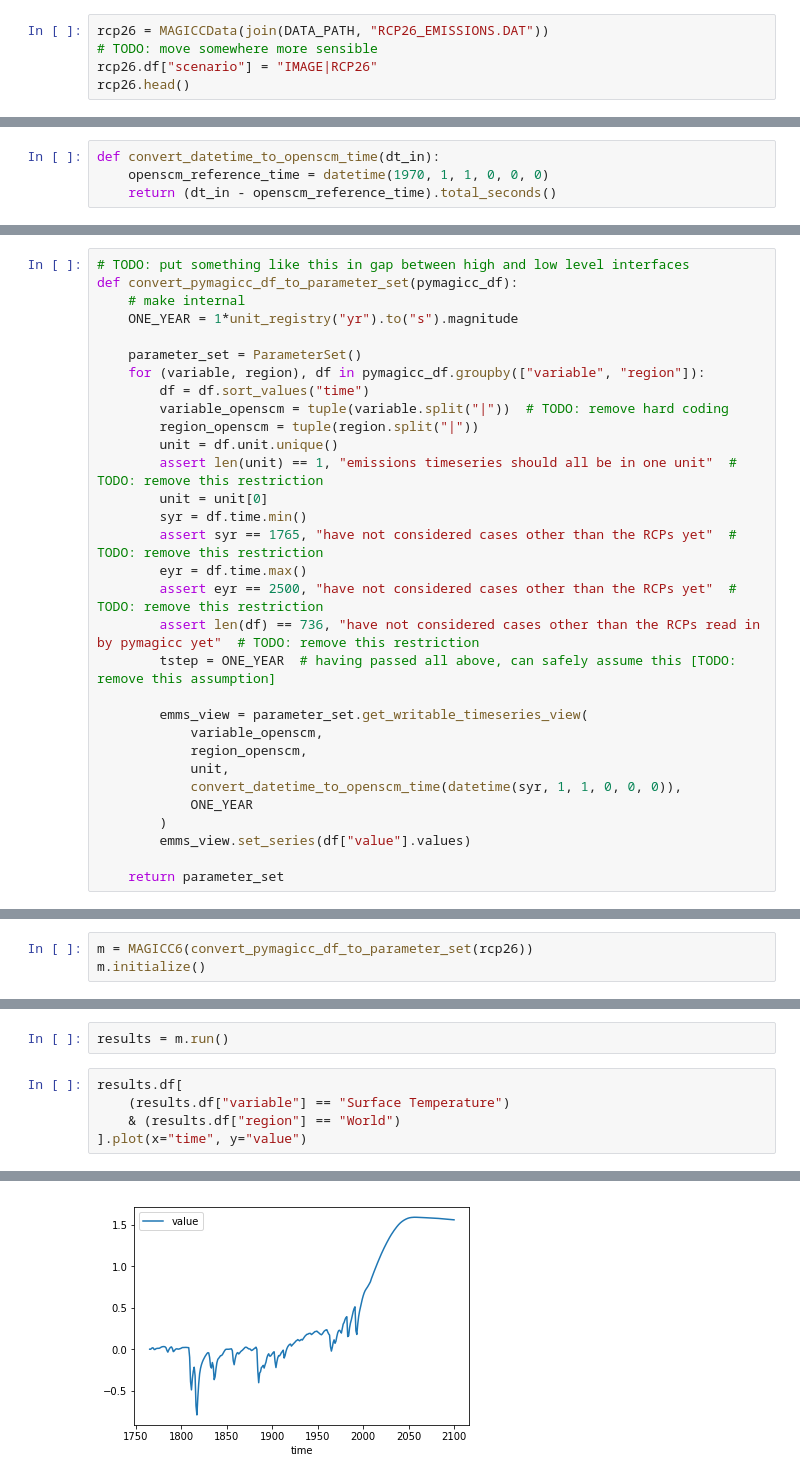
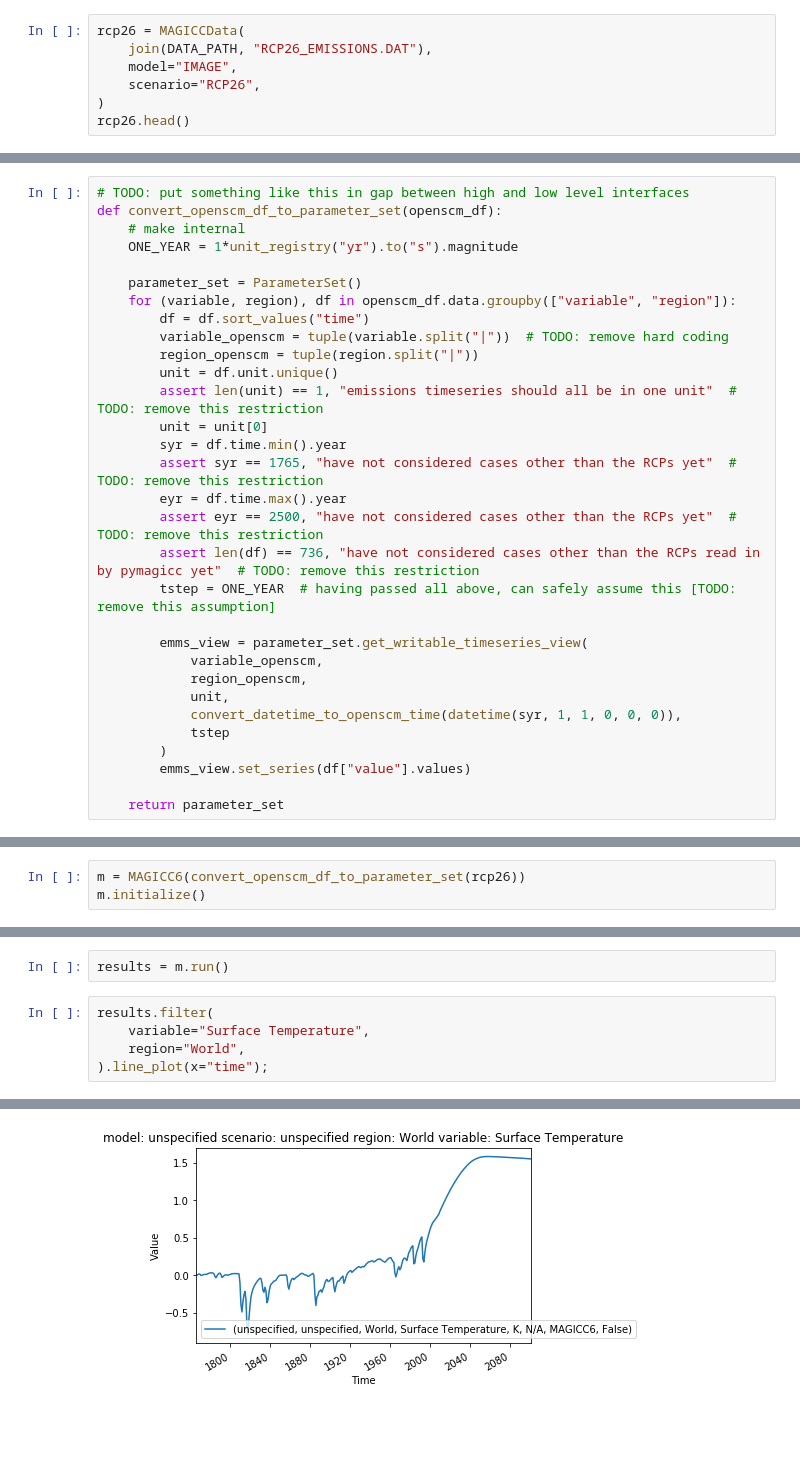
Before and after one commit to znicholls/openscm, a Jupyter notebook: notebooks/running-magicc.ipynb, the cells around one changed output, grey strips where cells are left out. Saved outputs shown, nothing was run; the diff lists cells and outputs as text; blank space fills up the shorter version.

```diff
--- a/notebooks/running-magicc.ipynb
+++ b/notebooks/running-magicc.ipynb
@@ -20,8 +22,10 @@ DATA_PATH = join("..", "data", "rcps")
 # make internal
 ONE_YEAR = 1*unit_registry("yr").to("s").magnitude
 # %%
-rcp26 = MAGICCData(join(DATA_PATH, "RCP26_EMISSIONS.DAT"))
-# TODO: move somewhere more sensible
-rcp26.df["scenario"] = "IMAGE|RCP26"
+rcp26 = MAGICCData(
+    join(DATA_PATH, "RCP26_EMISSIONS.DAT"),
+    model="IMAGE",
+    scenario="RCP26",
+)
 rcp26.head()
 # %% [output]
@@ -29,4 +37,0 @@ FileNotFoundError: Cannot find ../data/rcps/RCP26_EMISSIONS.DAT
-# %%
-def convert_datetime_to_openscm_time(dt_in):
-    openscm_reference_time = datetime(1970, 1, 1, 0, 0, 0)
-    return (dt_in - openscm_reference_time).total_seconds()
@@ -39,21 +64,21 @@ magicc = Core(
 )
 # %%
 # TODO: put something like this in gap between high and low level interfaces
-def convert_pymagicc_df_to_parameter_set(pymagicc_df):
+def convert_openscm_df_to_parameter_set(openscm_df):
     # make internal
     ONE_YEAR = 1*unit_registry("yr").to("s").magnitude
 
     parameter_set = ParameterSet()
-    for (variable, region), df in pymagicc_df.groupby(["variable", "region"]):
+    for (variable, region), df in openscm_df.data.groupby(["variable", "region"]):
         df = df.sort_values("time")
         variable_openscm = tuple(variable.split("|"))  # TODO: remove hard coding
         region_openscm = tuple(region.split("|"))
         unit = df.unit.unique()
         assert len(unit) == 1, "emissions timeseries should all be in one unit"  # TODO: remove this restriction
         unit = unit[0]
-        syr = df.time.min()
+        syr = df.time.min().year
         assert syr == 1765, "have not considered cases other than the RCPs yet"  # TODO: remove this restriction
-        eyr = df.time.max()
+        eyr = df.time.max().year
         assert eyr == 2500, "have not considered cases other than the RCPs yet"  # TODO: remove this restriction
         assert len(df) == 736, "have not considered cases other than the RCPs read in by pymagicc yet"  # TODO: remove this restriction
         tstep = ONE_YEAR  # having passed all above, can safely assume this [TODO: remove this assumption]
@@ -63,7 +88,7 @@ def convert_pymagicc_df_to_parameter_set(pymagicc_df):
             region_openscm,
             unit,
             convert_datetime_to_openscm_time(datetime(syr, 1, 1, 0, 0, 0)),
-            ONE_YEAR
+            tstep
         )
         emms_view.set_series(df["value"].values)
 
@@ -139,3 +96,3 @@ class MAGICC6(Adapter):
 # %%
-m = MAGICC6(convert_pymagicc_df_to_parameter_set(rcp26))
+m = MAGICC6(convert_openscm_df_to_parameter_set(rcp26))
 m.initialize()
@@ -142,8 +101,8 @@ m.initialize()
 # %%
 results = m.run()
 # %%
-results.df[
-    (results.df["variable"] == "Surface Temperature")
-    & (results.df["region"] == "World")
-].plot(x="time", y="value")
+results.filter(
+    variable="Surface Temperature",
+    region="World",
+).line_plot(x="time");
 # %% [output]
@@ -151,4 +109,4 @@ results.df[
-[figure, old version]
+[figure, new version]
 # %%
 # TODO: move into highlevel
 # TODO: add caching flag
```
Also changed, not shown: parts of 13 cells of this notebook, 4 other files.
